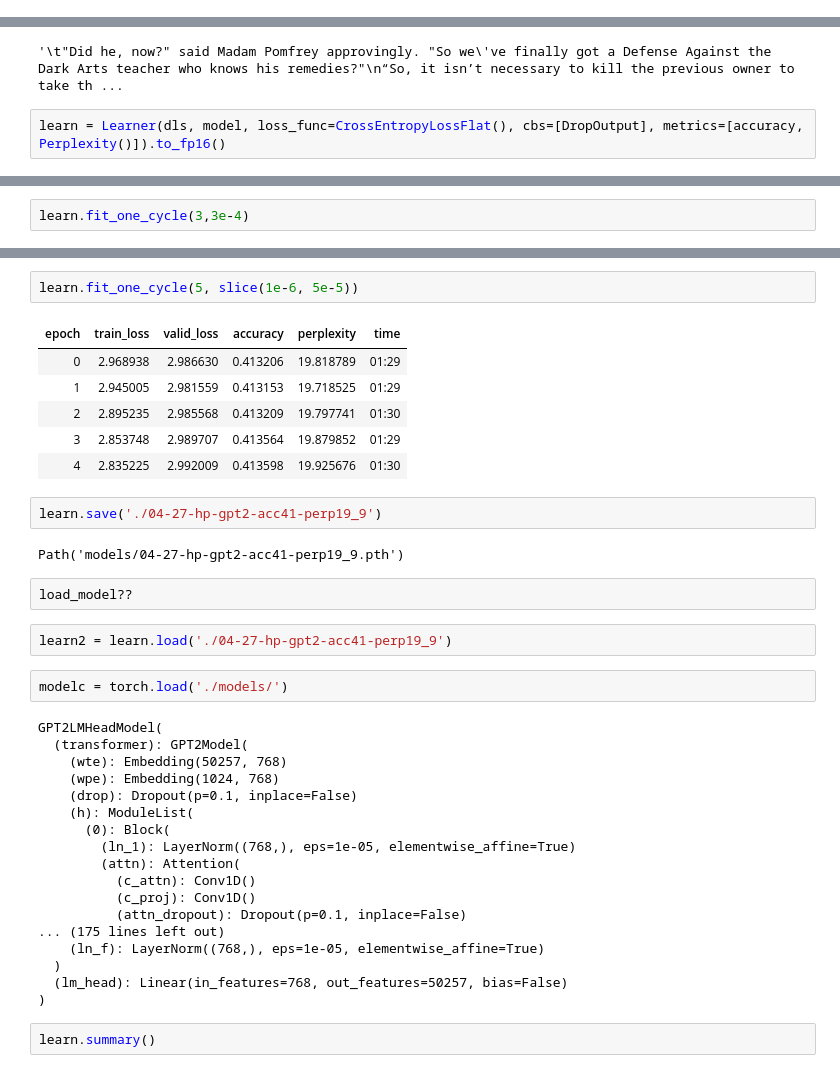
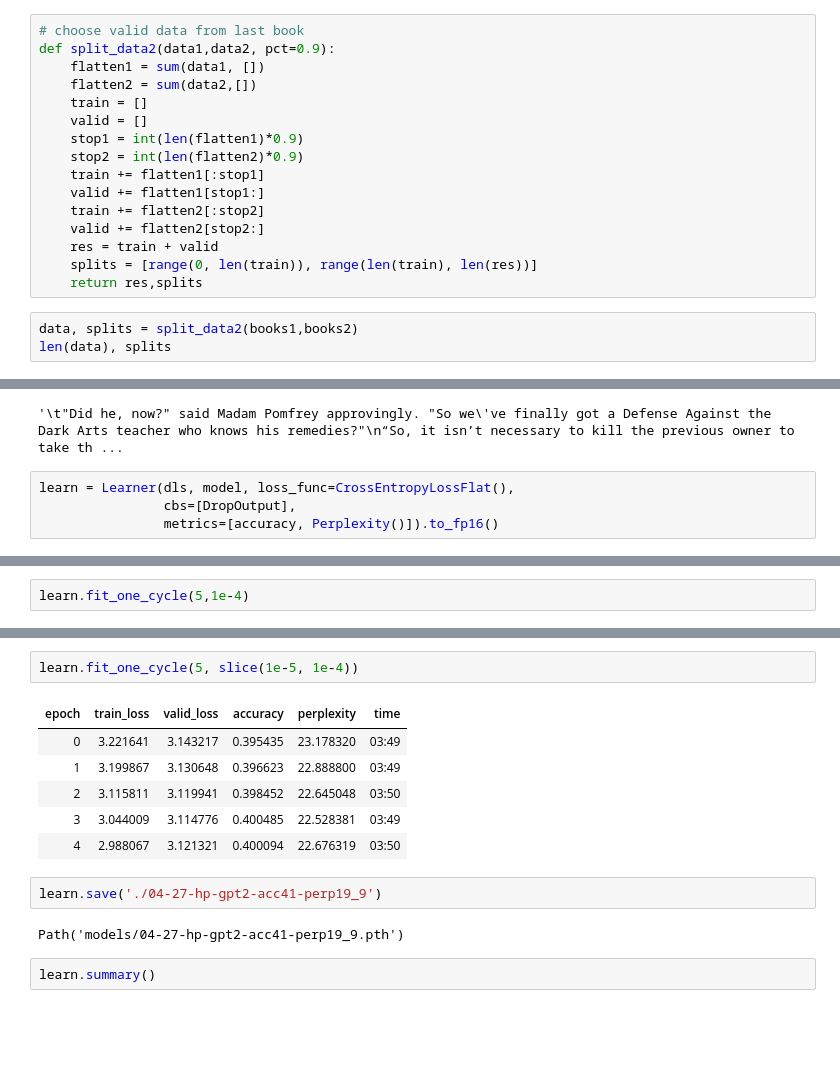
Before and after one commit to into-the-blue/chartreuse-dl-playground, a Jupyter notebook: gpt2-experiment.ipynb, the cells around one changed output, grey strips where cells are left out. Cells and saved outputs as stored; diff of their text form; blank space fills up the shorter version.

```diff
--- a/gpt2-experiment.ipynb
+++ b/gpt2-experiment.ipynb
@@ -205,0 +211,19 @@ len(data), splits
+# %%
+# choose valid data from last book
+def split_data2(data1,data2, pct=0.9):
+    flatten1 = sum(data1, [])
+    flatten2 = sum(data2,[])
+    train = []
+    valid = []
+    stop1 = int(len(flatten1)*0.9)
+    stop2 = int(len(flatten2)*0.9)
+    train += flatten1[:stop1]
+    valid += flatten1[stop1:]
+    train += flatten2[:stop2]
+    valid += flatten2[stop2:]
+    res = train + valid
+    splits = [range(0, len(train)), range(len(train), len(res))]
+    return res,splits
+# %%
+data, splits = split_data2(books1,books2)
+len(data), splits
@@ -214,7 +240,9 @@ tokenizer.decode(x[0])
 # %% [output]
 '\t"Did he, now?" said Madam Pomfrey approvingly. "So we\'ve finally got a Defense Against the Dark Arts teacher who knows his remedies?"\n“So, it isn’t necessary to kill the previous owner to take th ...
 # %%
-learn = Learner(dls, model, loss_func=CrossEntropyLossFlat(), cbs=[DropOutput], metrics=[accuracy, Perplexity()]).to_fp16()
+learn = Learner(dls, model, loss_func=CrossEntropyLossFlat(),
+                cbs=[DropOutput],
+                metrics=[accuracy, Perplexity()]).to_fp16()
 # %%
 learn.validate()
 # %% [output]
@@ -229,4 +257,4 @@ SuggestedLRs(lr_min=0.014454397559165954, lr_steep=0.12022644281387329)
 # %%
-learn.fit_one_cycle(3,3e-4)
+learn.fit_one_cycle(5,1e-4)
 # %% [output]
 | epoch | train_loss | valid_loss | accuracy | perplexity | time |
@@ -242,40 +272,16 @@ SuggestedLRs(lr_min=0.017378008365631102, lr_steep=0.14454397559165955)
 # %%
-learn.fit_one_cycle(5, slice(1e-6, 5e-5))
+learn.fit_one_cycle(5, slice(1e-5, 1e-4))
 # %% [output]
 | epoch | train_loss | valid_loss | accuracy | perplexity | time |
-| 0 | 2.968938 | 2.986630 | 0.413206 | 19.818789 | 01:29 |
-| 1 | 2.945005 | 2.981559 | 0.413153 | 19.718525 | 01:29 |
-| 2 | 2.895235 | 2.985568 | 0.413209 | 19.797741 | 01:30 |
-| 3 | 2.853748 | 2.989707 | 0.413564 | 19.879852 | 01:29 |
-| 4 | 2.835225 | 2.992009 | 0.413598 | 19.925676 | 01:30 |
+| 0 | 3.221641 | 3.143217 | 0.395435 | 23.178320 | 03:49 |
+| 1 | 3.199867 | 3.130648 | 0.396623 | 22.888800 | 03:49 |
+| 2 | 3.115811 | 3.119941 | 0.398452 | 22.645048 | 03:50 |
+| 3 | 3.044009 | 3.114776 | 0.400485 | 22.528381 | 03:49 |
+| 4 | 2.988067 | 3.121321 | 0.400094 | 22.676319 | 03:50 |
 # %%
 learn.save('./04-27-hp-gpt2-acc41-perp19_9')
 # %% [output]
 Path('models/04-27-hp-gpt2-acc41-perp19_9.pth')
-# %%
-load_model??
-# %%
-learn2 = learn.load('./04-27-hp-gpt2-acc41-perp19_9')
-# %%
-modelc = torch.load('./models/')
-# %% [output]
-GPT2LMHeadModel(
-  (transformer): GPT2Model(
-    (wte): Embedding(50257, 768)
-    (wpe): Embedding(1024, 768)
-    (drop): Dropout(p=0.1, inplace=False)
-    (h): ModuleList(
-      (0): Block(
-        (ln_1): LayerNorm((768,), eps=1e-05, elementwise_affine=True)
-        (attn): Attention(
-          (c_attn): Conv1D()
-          (c_proj): Conv1D()
-          (attn_dropout): Dropout(p=0.1, inplace=False)
-... (175 lines left out)
-    (ln_f): LayerNorm((768,), eps=1e-05, elementwise_affine=True)
-  )
-  (lm_head): Linear(in_features=768, out_features=50257, bias=False)
-)
 # %%
 learn.summary()
 # %% [output]
```
Also changed, not shown: parts of 19 cells of this notebook.
